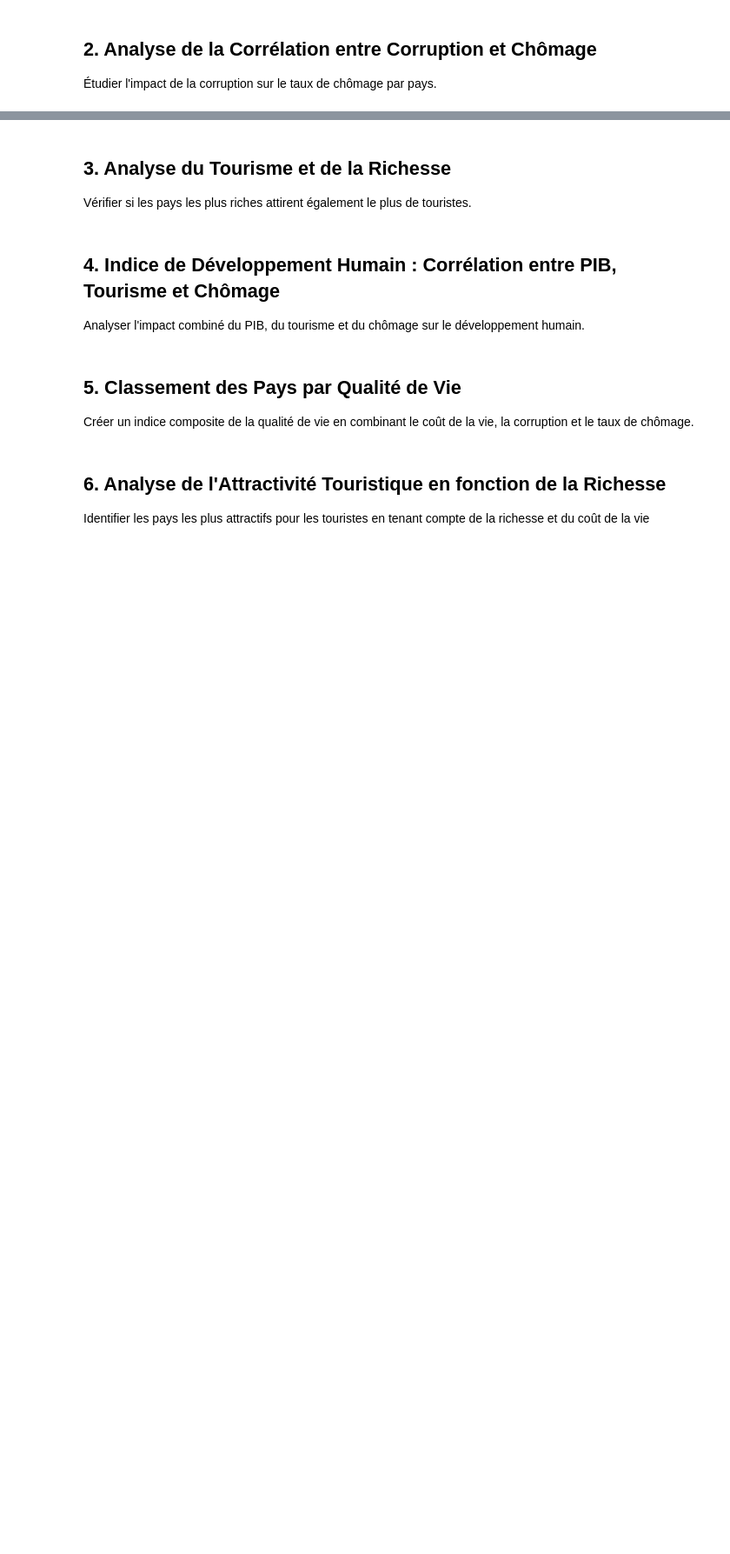
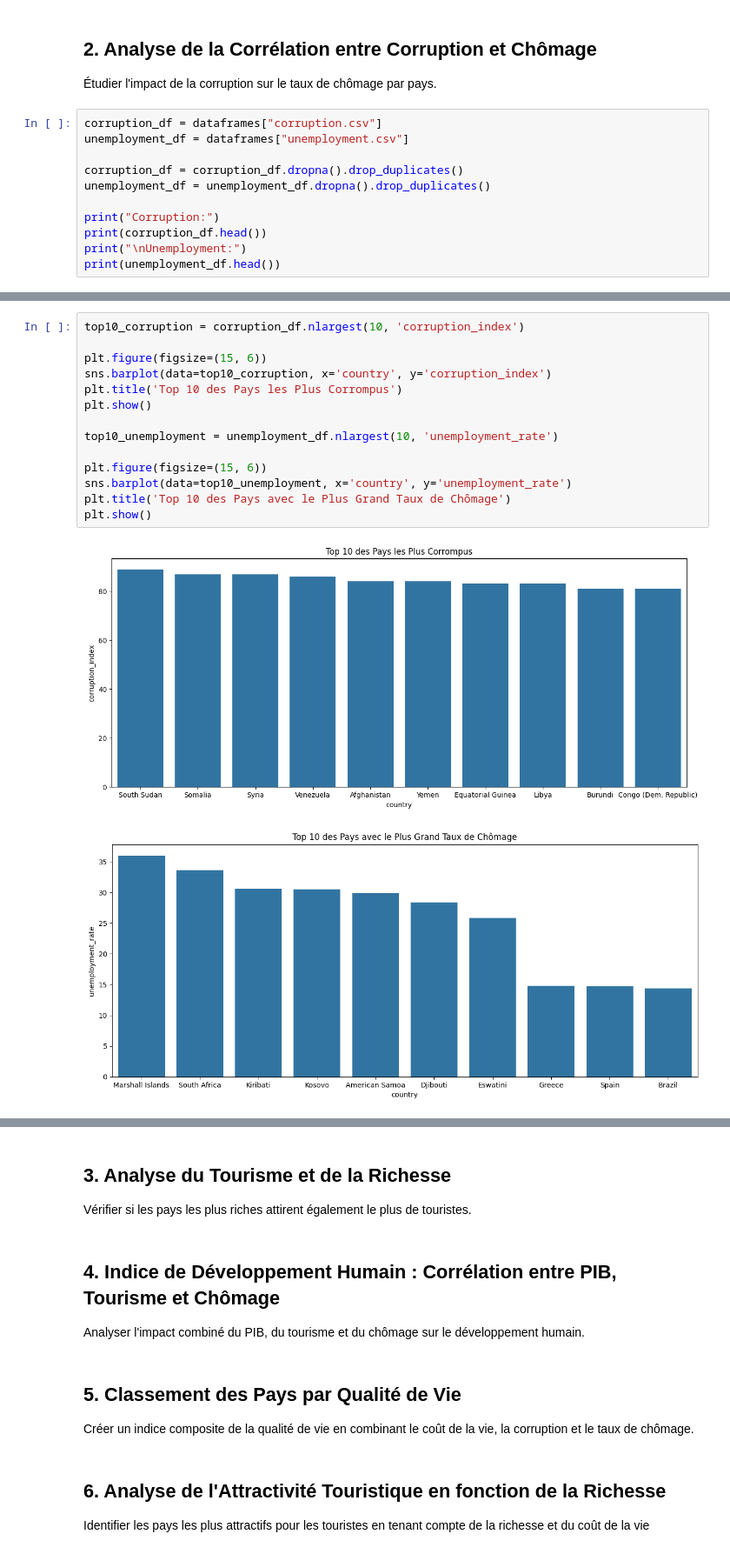
Before and after one commit to srash007/projet-eda-richesse-vs-cout-de-la-vie, a Jupyter notebook: EDANotebook-1.ipynb, the cells around one changed output, grey strips where cells are left out. Shown: that part at 87% size. Drawn from its saved outputs; the diff is of its cells as text; blank space fills up the shorter version.

```diff
--- a/EDANotebook-1.ipynb
+++ b/EDANotebook-1.ipynb
@@ -163,3 +207,14 @@ Cela pourrait s'expliquer par des politiques gouvernementales spécifiques ou un
 # %% [markdown]
 ## 2. Analyse de la Corrélation entre Corruption et Chômage
 Étudier l'impact de la corruption sur le taux de chômage par pays.
+# %%
+corruption_df = dataframes["corruption.csv"]
+unemployment_df = dataframes["unemployment.csv"]
+
+corruption_df = corruption_df.dropna().drop_duplicates()
+unemployment_df = unemployment_df.dropna().drop_duplicates()
+
+print("Corruption:")
+print(corruption_df.head())
+print("\nUnemployment:")
+print(unemployment_df.head())
@@ -165,0 +237,17 @@ Cela pourrait s'expliquer par des politiques gouvernementales spécifiques ou un
+# %%
+top10_corruption = corruption_df.nlargest(10, 'corruption_index')
+
+plt.figure(figsize=(15, 6))
+sns.barplot(data=top10_corruption, x='country', y='corruption_index')
+plt.title('Top 10 des Pays les Plus Corrompus')
+plt.show()
+
+top10_unemployment = unemployment_df.nlargest(10, 'unemployment_rate')
+
+plt.figure(figsize=(15, 6))
+sns.barplot(data=top10_unemployment, x='country', y='unemployment_rate')
+plt.title('Top 10 des Pays avec le Plus Grand Taux de Chômage')
+plt.show()
+# %% [output]
+[figure, added]
+[figure, added]
```
Also changed, not shown: parts of 20 cells of this notebook.
